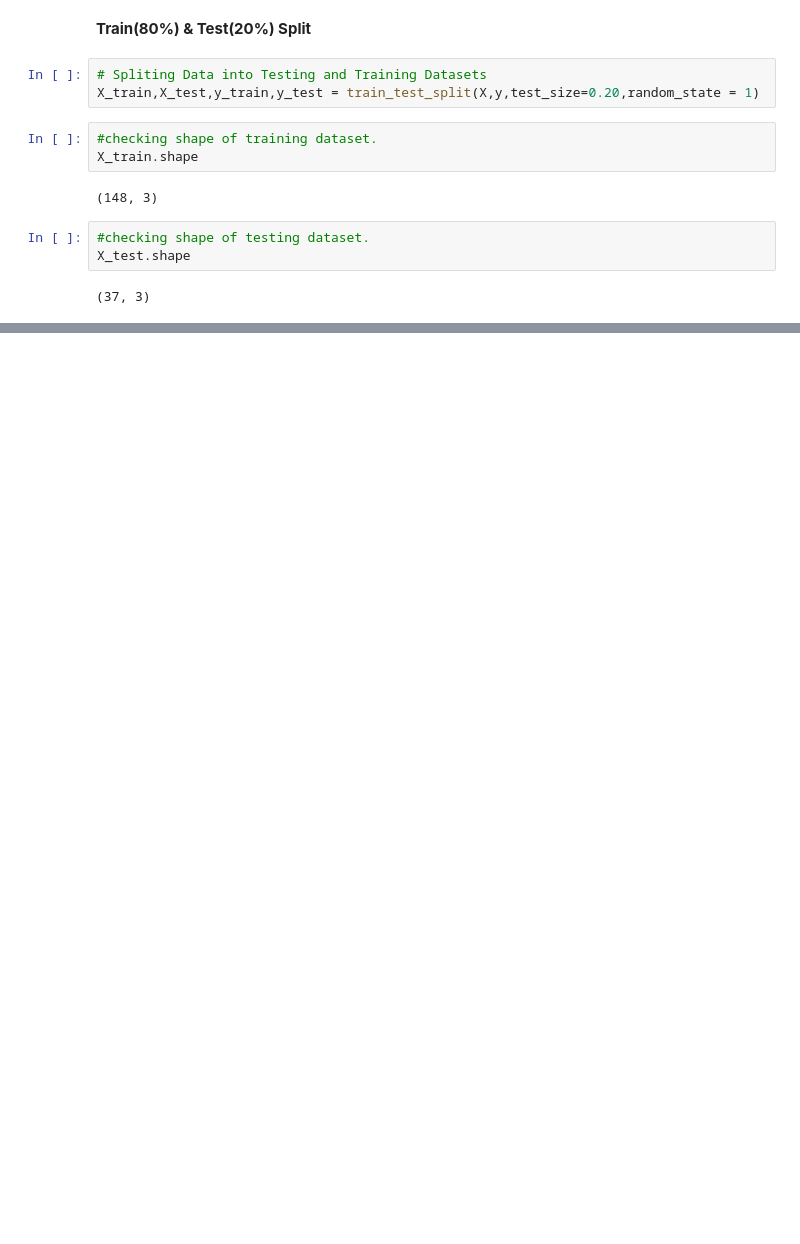
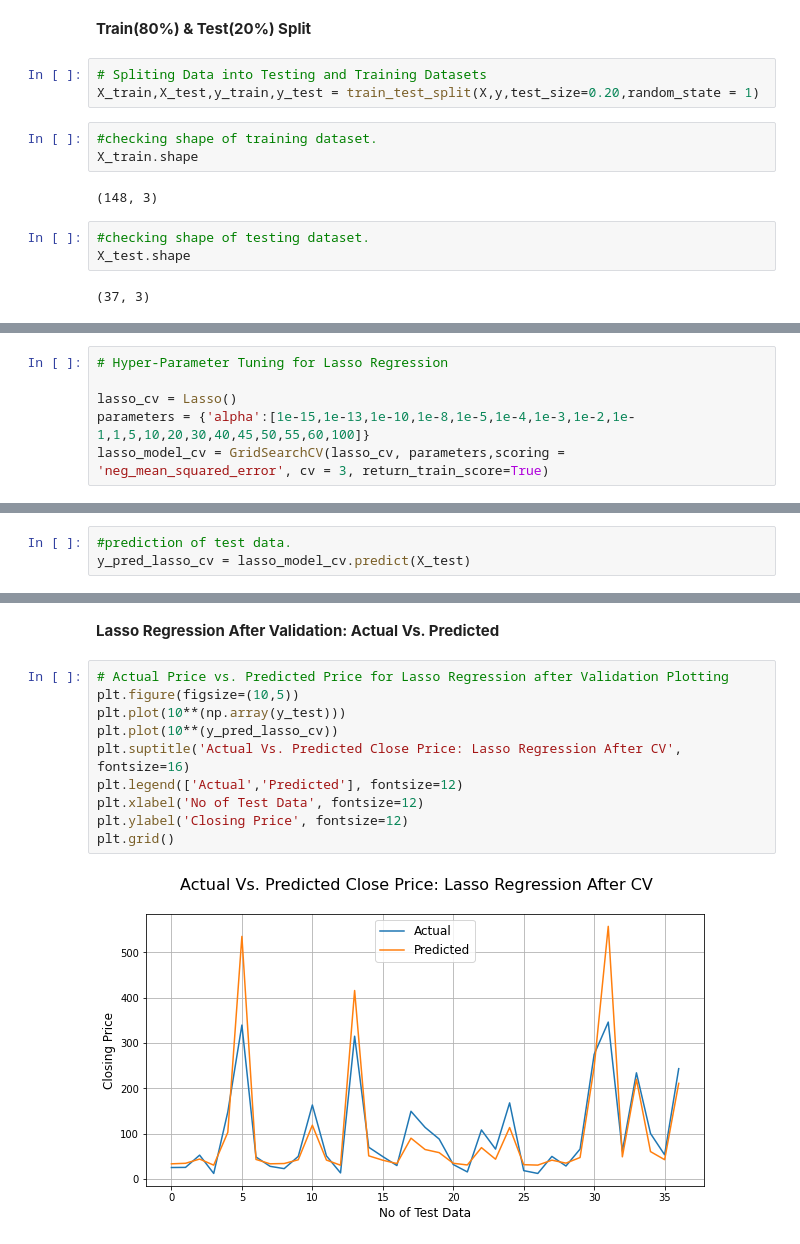
Before and after one commit to RITIK1442840127/Yes-Bank-Stock-Closing-Price-Prediction, a Jupyter notebook: Capstone_Project_2_Yes_Bank_Stock_Closing_Price_Prediction_RITIK_TIWARI.ipynb, the cells around one changed output, grey strips where cells are left out. Saved outputs shown, nothing was run; the diff lists cells and outputs as text; blank space fills up the shorter version.

```diff
--- a/Capstone_Project_2_Yes_Bank_Stock_Closing_Price_Prediction_RITIK_TIWARI.ipynb
+++ b/Capstone_Project_2_Yes_Bank_Stock_Closing_Price_Prediction_RITIK_TIWARI.ipynb
@@ -367,0 +466,6 @@ X_test.shape
+# %%
+# Hyper-Parameter Tuning for Lasso Regression
+
+lasso_cv = Lasso()
+parameters = {'alpha':[1e-15,1e-13,1e-10,1e-8,1e-5,1e-4,1e-3,1e-2,1e-1,1,5,10,20,30,40,45,50,55,60,100]}
+lasso_model_cv = GridSearchCV(lasso_cv, parameters,scoring = 'neg_mean_squared_error', cv = 3, return_train_score=True)
@@ -367,0 +486,3 @@ X_test.shape
+# %%
+#prediction of test data.
+y_pred_lasso_cv = lasso_model_cv.predict(X_test)
@@ -367,0 +504,14 @@ X_test.shape
+# %% [markdown]
+**Lasso Regression After Validation: Actual Vs. Predicted**
+# %%
+# Actual Price vs. Predicted Price for Lasso Regression after Validation Plotting
+plt.figure(figsize=(10,5))
+plt.plot(10**(np.array(y_test)))
+plt.plot(10**(y_pred_lasso_cv))
+plt.suptitle('Actual Vs. Predicted Close Price: Lasso Regression After CV', fontsize=16)
+plt.legend(['Actual','Predicted'], fontsize=12)
+plt.xlabel('No of Test Data', fontsize=12)
+plt.ylabel('Closing Price', fontsize=12)
+plt.grid()
+# %% [output]
+[figure, added]
```
Also changed, not shown: parts of 23 cells of this notebook.
